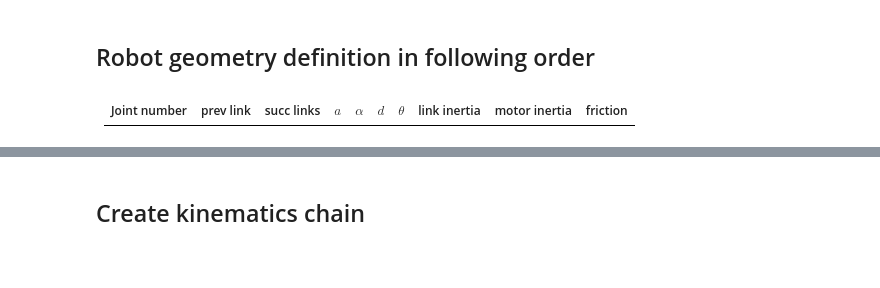
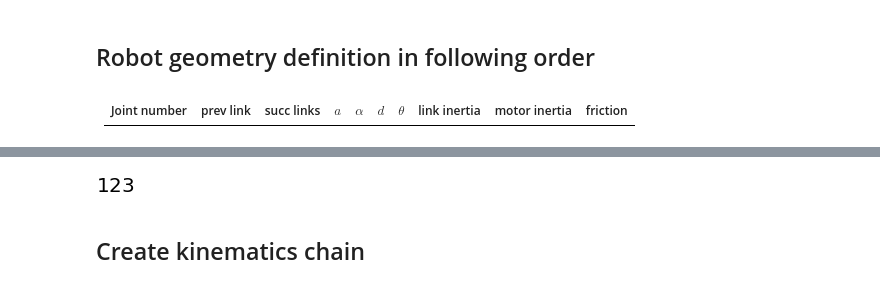
Before and after one commit to WPI-AIM/dvrk_dynamics_identification, a Jupyter notebook: main.ipynb, the cells around one changed output, grey strips where cells are left out. Cells and saved outputs as stored; diff of their text form; code cells hidden in the pictures; blank space fills up the shorter version.

```diff
--- a/main.ipynb
+++ b/main.ipynb
@@ -111,3 +131,7 @@ robot_def.bary_params
+# %%
+len(robot_def.bary_params)
+# %% [output]
+[figure, added]
 # %% [markdown]
 ## Create kinematics chain
 # %%
```
Also changed, not shown: parts of 12 cells of this notebook, 2 other files.
